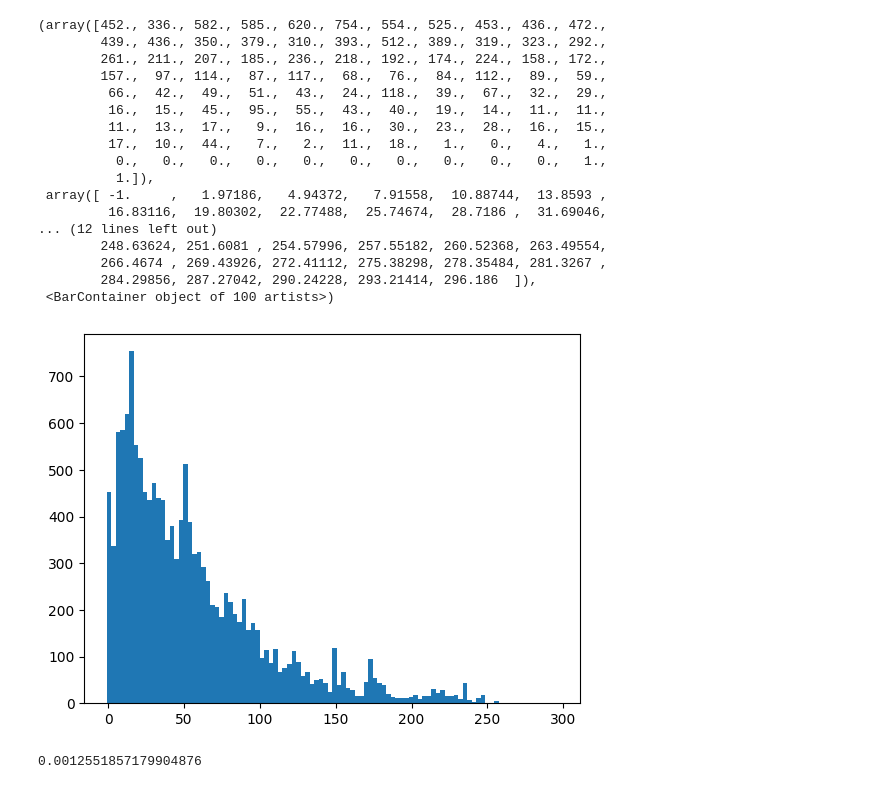
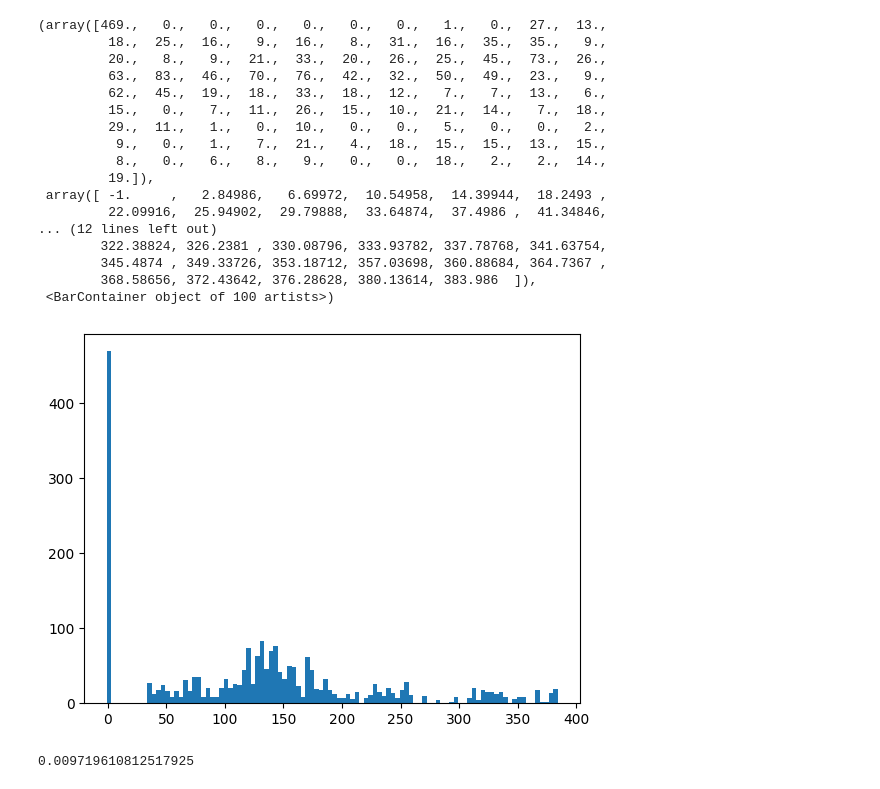
Before and after one commit to washingtonbase/binance, a Jupyter notebook: price-plot.ipynb, the cells around one changed output. Saved outputs shown, nothing was run; the diff lists cells and outputs as text; code cells hidden in the pictures.

```diff
--- a/price-plot.ipynb
+++ b/price-plot.ipynb
@@ -18,12 +19,12 @@ import hashlib
 # %%
-prices = []
+real_time_prices = []
 
 def run_websocket():
-    global prices
+    global real_time_prices
     def on_message(ws, message):
-        global prices
+        global real_time_prices
         message_ = json.loads(message)
-        prices.append({"t": message_['T'], "p":message_['p']})
+        real_time_prices.append({"t": message_['T'], "p":message_['p']})
 
 
     ws = websocket.WebSocketApp("wss://fstream.binance.com/ws/1000pepeusdc@aggTrade", on_message=on_message)
@@ -32,6 +33,8 @@ def run_websocket():
 # %%
 websocket_thread = threading.Thread(target=run_websocket)
 websocket_thread.start()
+# %%
+prices = copy.deepcopy(real_time_prices)
 # %%
 len(prices)
 # %% [output]
@@ -75,5 +104,5 @@ plt.hist([(prices_list[i] / prices_list[i - 1] - 1) for i in range(1, len(prices
 # %%
-data = [[(float(x['t']) - 1719065528570.0)* 10**(-3) , float(x['p'])]for x in prices]
+data = [[(float(x['t']) - float(prices[0]['t'])) * 10**(-3) , float(x['p'])]for x in prices]
 # %%
 # 计算价格变化达到2%所需的时间
 result = []
@@ -91,7 +120,7 @@ for i in range(len(data)):
         price_change = (current_price - start_price) / start_price
 
         # 检查价格变化是否达到2%
-        if abs(price_change) >= 0.001:
+        if abs(price_change) >= 0.003:
             time_diff = current_time - start_time
             result.append([start_time, start_price, time_diff])
             found = True
@@ -101,26 +130,26 @@ for i in range(len(data)):
     if not found:
         result.append([start_time, start_price, None])
 # %%
-plt.hist([-1 if x is None else x for x in np.array(result)[:,2]], bins=100)
+plt.hist([-1 if x is None else x for x in np.array(result)[:,-1]], bins=100)
 # %% [output]
-(array([452., 336., 582., 585., 620., 754., 554., 525., 453., 436., 472.,
-        439., 436., 350., 379., 310., 393., 512., 389., 319., 323., 292.,
-        261., 211., 207., 185., 236., 218., 192., 174., 224., 158., 172.,
-        157.,  97., 114.,  87., 117.,  68.,  76.,  84., 112.,  89.,  59.,
-         66.,  42.,  49.,  51.,  43.,  24., 118.,  39.,  67.,  32.,  29.,
-         16.,  15.,  45.,  95.,  55.,  43.,  40.,  19.,  14.,  11.,  11.,
-         11.,  13.,  17.,   9.,  16.,  16.,  30.,  23.,  28.,  16.,  15.,
-         17.,  10.,  44.,   7.,   2.,  11.,  18.,   1.,   0.,   4.,   1.,
-          0.,   0.,   0.,   0.,   0.,   0.,   0.,   0.,   0.,   0.,   1.,
-          1.]),
- array([ -1.     ,   1.97186,   4.94372,   7.91558,  10.88744,  13.8593 ,
-         16.83116,  19.80302,  22.77488,  25.74674,  28.7186 ,  31.69046,
+(array([469.,   0.,   0.,   0.,   0.,   0.,   0.,   1.,   0.,  27.,  13.,
+         18.,  25.,  16.,   9.,  16.,   8.,  31.,  16.,  35.,  35.,   9.,
+         20.,   8.,   9.,  21.,  33.,  20.,  26.,  25.,  45.,  73.,  26.,
+         63.,  83.,  46.,  70.,  76.,  42.,  32.,  50.,  49.,  23.,   9.,
+         62.,  45.,  19.,  18.,  33.,  18.,  12.,   7.,   7.,  13.,   6.,
+         15.,   0.,   7.,  11.,  26.,  15.,  10.,  21.,  14.,   7.,  18.,
+         29.,  11.,   1.,   0.,  10.,   0.,   0.,   5.,   0.,   0.,   2.,
+          9.,   0.,   1.,   7.,  21.,   4.,  18.,  15.,  15.,  13.,  15.,
+          8.,   0.,   6.,   8.,   9.,   0.,   0.,  18.,   2.,   2.,  14.,
+         19.]),
+ array([ -1.     ,   2.84986,   6.69972,  10.54958,  14.39944,  18.2493 ,
+         22.09916,  25.94902,  29.79888,  33.64874,  37.4986 ,  41.34846,
 ... (12 lines left out)
-        248.63624, 251.6081 , 254.57996, 257.55182, 260.52368, 263.49554,
-        266.4674 , 269.43926, 272.41112, 275.38298, 278.35484, 281.3267 ,
-        284.29856, 287.27042, 290.24228, 293.21414, 296.186  ]),
+        322.38824, 326.2381 , 330.08796, 333.93782, 337.78768, 341.63754,
+        345.4874 , 349.33726, 353.18712, 357.03698, 360.88684, 364.7367 ,
+        368.58656, 372.43642, 376.28628, 380.13614, 383.986  ]),
  <BarContainer object of 100 artists>)
-[figure, old version]
+[figure, new version]
 # %%
 price_list = prices_list
 # %%
@@ -152,5 +187,5 @@ for i in range(len(price_list)):
 # %%
-np.mean(np.array(result)[:, 2])
+np.mean(np.array(result)[:, -1])
 # %% [output]
-0.0012551857179904876
+0.009719610812517925
 # %%
```
Also changed, not shown: parts of 12 cells of this notebook.
